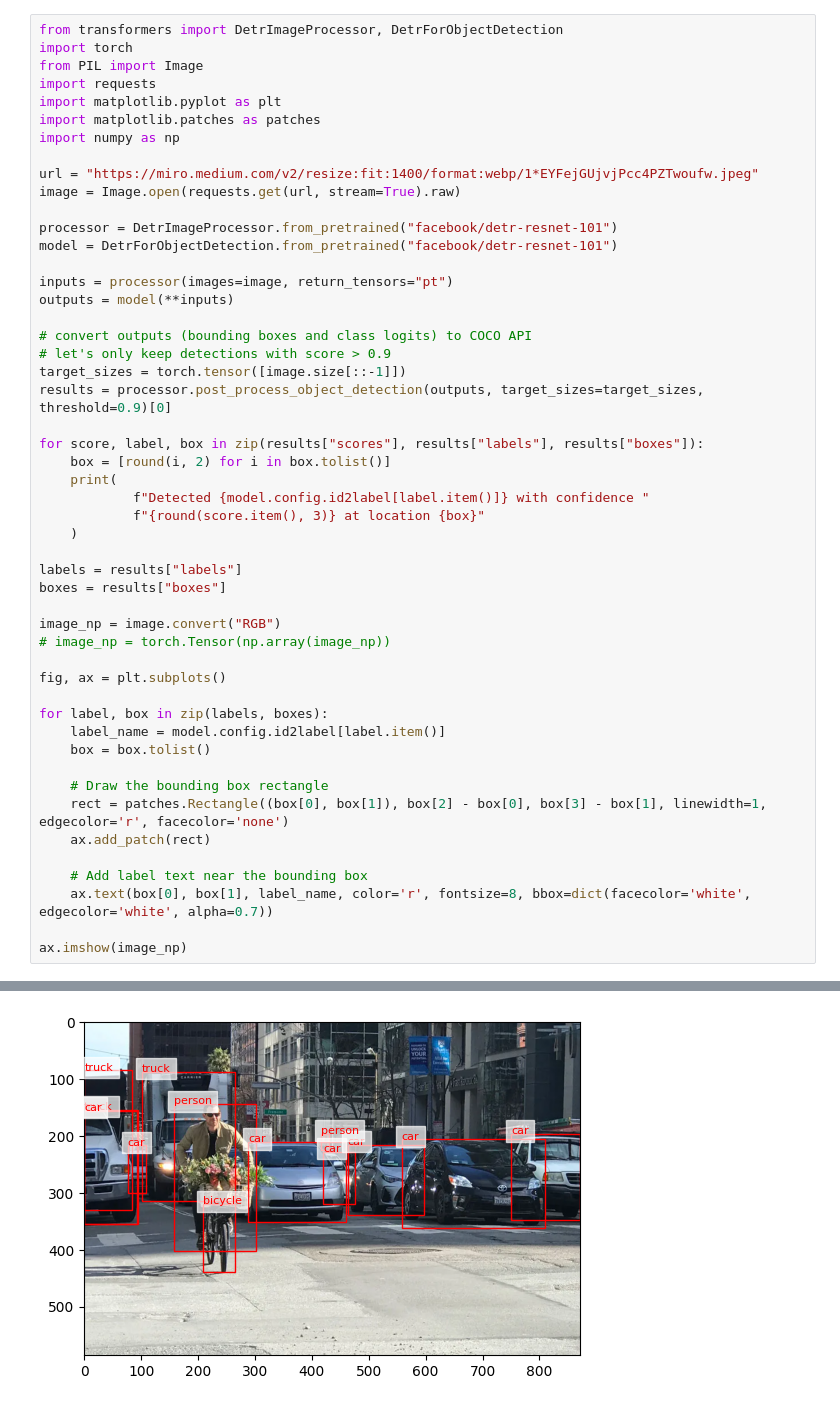
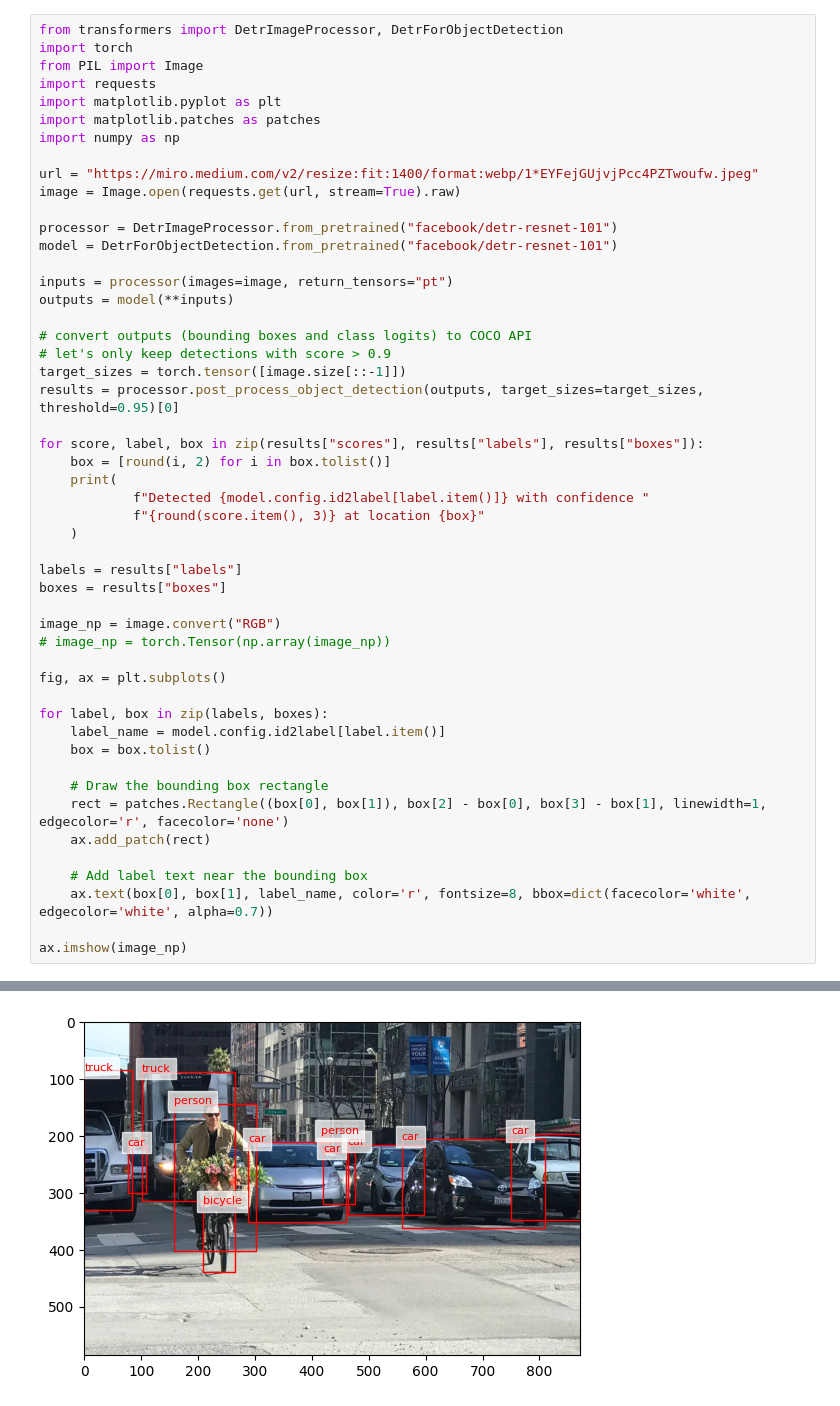
Before and after one commit to abhaymathur21/Object-Detection, a Jupyter notebook: Image/DETR_Resnet101.ipynb, the cells around one changed output, grey strips where cells are left out. Cells and saved outputs as stored; diff of their text form.

Commit message:
changed threshold for resnet 101

```diff
--- a/Image/DETR_Resnet101.ipynb
+++ b/Image/DETR_Resnet101.ipynb
@@ -19,7 +19,7 @@ outputs = model(**inputs)
 # convert outputs (bounding boxes and class logits) to COCO API
 # let's only keep detections with score > 0.9
 target_sizes = torch.tensor([image.size[::-1]])
-results = processor.post_process_object_detection(outputs, target_sizes=target_sizes, threshold=0.9)[0]
+results = processor.post_process_object_detection(outputs, target_sizes=target_sizes, threshold=0.95)[0]
 
 for score, label, box in zip(results["scores"], results["labels"], results["boxes"]):
     box = [round(i, 2) for i in box.tolist()]
@@ -65,2 +63,2 @@ Detected car with confidence 0.945 at location [-0.34, 155.76, 93.32, 353.96]
 <matplotlib.image.AxesImage at 0x...>
-[figure, old version]
+[figure, new version]
```
Also changed, not shown: parts of 1 cell of this notebook.
